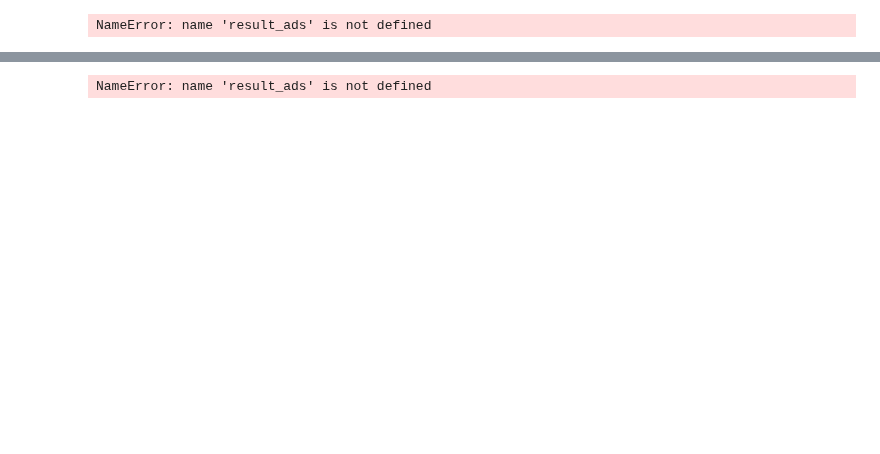
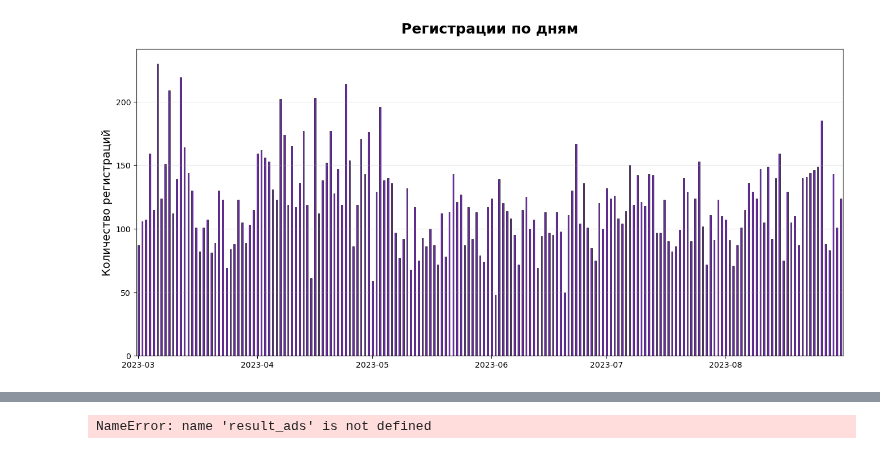
Before and after one commit to kot-yenot/data-analytics-project-100, a Jupyter notebook: charts_project.ipynb, the cells around one changed output, grey strips where cells are left out. Cells and saved outputs as stored; diff of their text form; code cells hidden in the pictures; blank space fills up the shorter version.

```diff
--- a/charts_project.ipynb
+++ b/charts_project.ipynb
@@ -110,31 +109,36 @@ plt.savefig( d / 'final_visits.png', dpi=300, bbox_inches='tight')
 # %%
 # Регистраций по дням
 reg_by_day = result_ads.copy()
 reg_by_day['date_readable'] = pd.to_datetime(reg_by_day['date_group']).dt.normalize()
 reg_by_day = reg_by_day.groupby('date_readable')['registrations'].sum().reset_index()
-reg_by_day['date_label'] = reg_by_day['date_readable'].dt.strftime('%d.%m.%Y')
 reg_by_day['date_plot'] = reg_by_day['date_readable']
+reg_by_day['date_plot'] = pd.to_datetime(
+    reg_by_day['date_readable'],
+    format='%Y-%m-%d'
+)
+
+
 plt.figure(figsize=(16, 7))
 bars = plt.bar(
     reg_by_day['date_plot'],
     reg_by_day['registrations'],
     width=0.4,
     alpha=0.9,
     color='#600ead',
     edgecolor='black',
     linewidth=0.5
 )
 plt.title('Регистрации по дням', fontsize=18, fontweight='bold', pad=20)
 plt.xlabel('', fontsize=14)
 plt.ylabel('Количество регистраций', fontsize=14)
 plt.grid(axis='y', alpha=0.3)
 plt.xlim(
     visits_by_day['date_plot'].min() - pd.Timedelta(days=0.5),
     visits_by_day['date_plot'].max() + pd.Timedelta(days=0.5)
 )
 plt.savefig( d / 'final_reg.png', dpi=300, bbox_inches='tight')
 # %% [output]
-NameError: name 'result_ads' is not defined
+[figure, added]
 # %%
 # визиты по платформам
 visits_platform = result_ads.copy()
```
Also changed, not shown: parts of 7 cells of this notebook, 7 other files.
